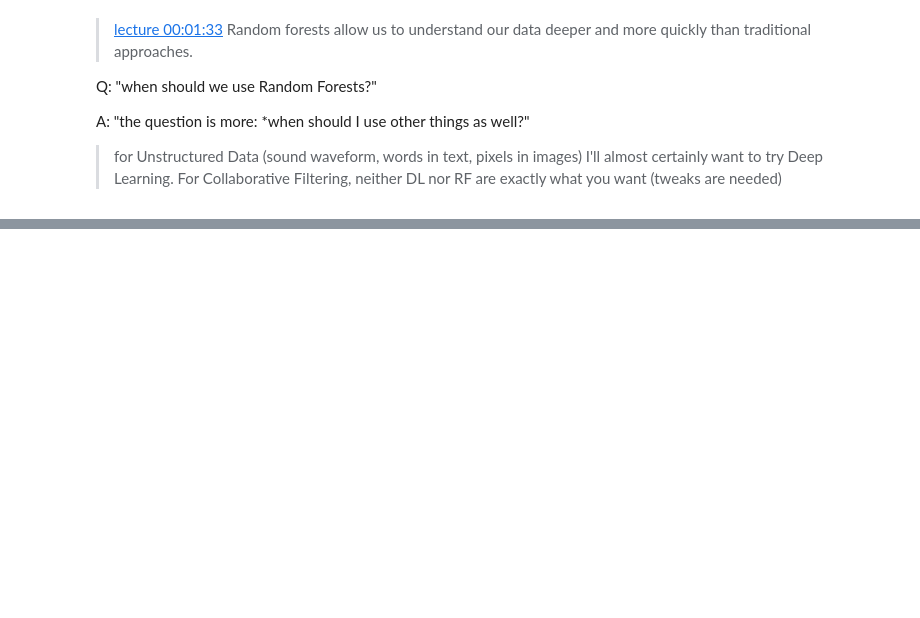
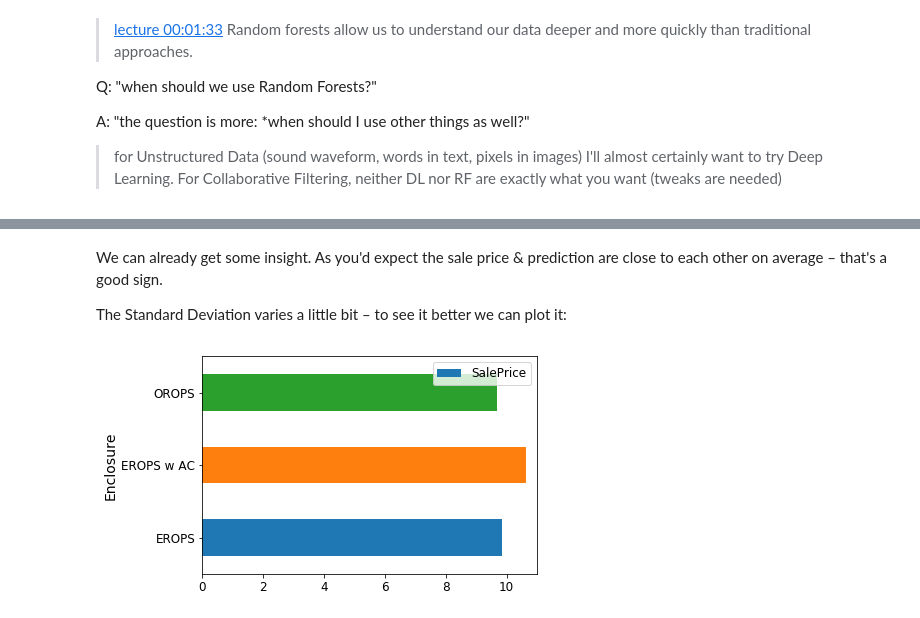
Before and after one commit to WNoxchi/deeplearningstudy, a Jupyter notebook: FAML1/Lesson2-rf_interpretation-codealong.ipynb, the cells around one changed output, grey strips where cells are left out. Cells and saved outputs as stored; diff of their text form; code cells hidden in the pictures; blank space fills up the shorter version.

```diff
--- a/FAML1/Lesson2-rf_interpretation-codealong.ipynb
+++ b/FAML1/Lesson2-rf_interpretation-codealong.ipynb
@@ -37,0 +152,4 @@ ArrowIOError: Failed to open local file: tmp/raw , error: No such file or direct
+# %%
+flds = ['Enclosure', 'SalePrice', 'pred', 'pred_std']
+enc_summ = x[flds].groupby('Enclosure', as_index=False).mean()
+enc_summ
@@ -37,0 +164,9 @@ ArrowIOError: Failed to open local file: tmp/raw , error: No such file or direct
+# %% [markdown]
+We can already get some insight. As you'd expect the sale price & prediction are close to each other on average – that's a good sign.
+
+The Standard Deviation varies a little bit – to see it better we can plot it:
+# %%
+enc_summ = enc_summ[~pd.isnull(enc_summ.SalePrice)]
+enc_summ.plot('Enclosure', 'SalePrice', 'barh', xlim=(0,11));
+# %% [output]
+[figure, added]
```
Also changed, not shown: parts of 126 cells of this notebook, 2 other files.
